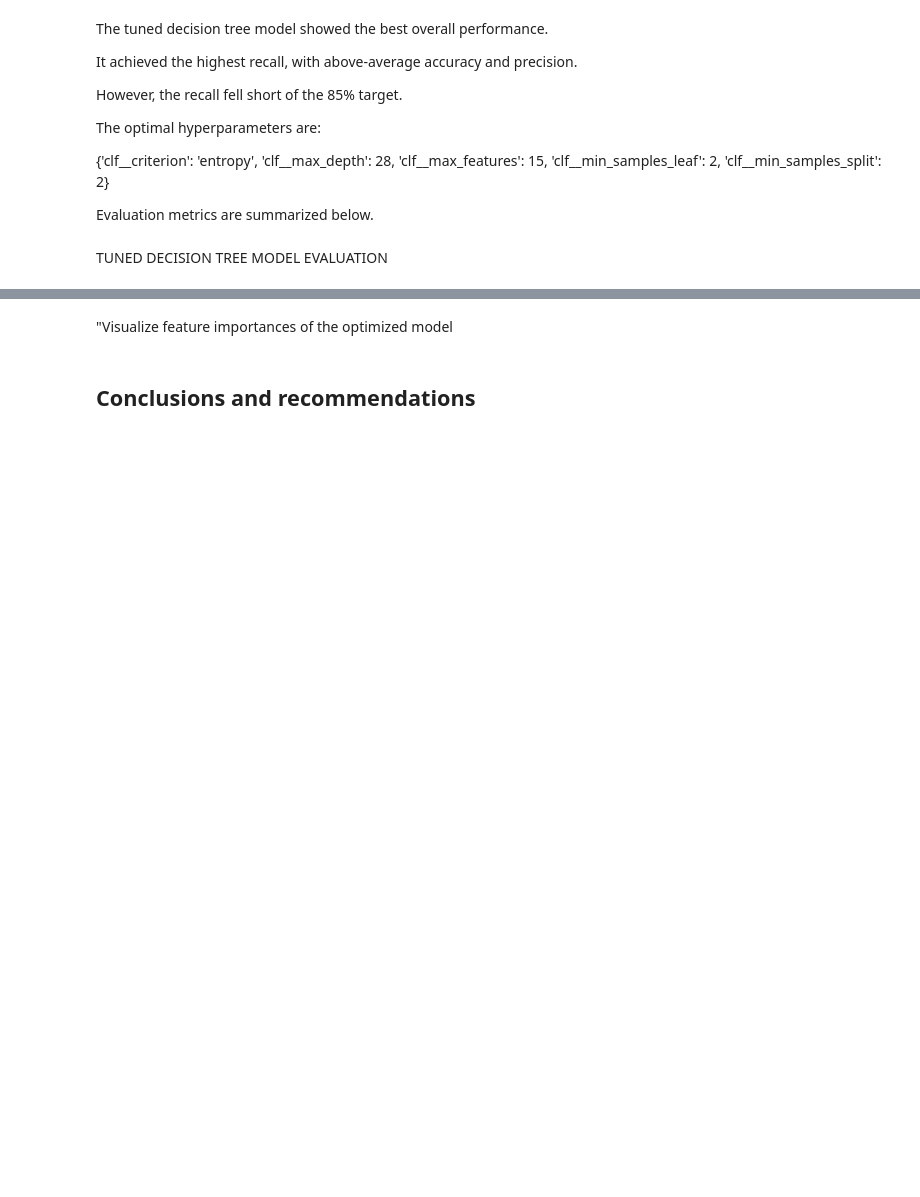
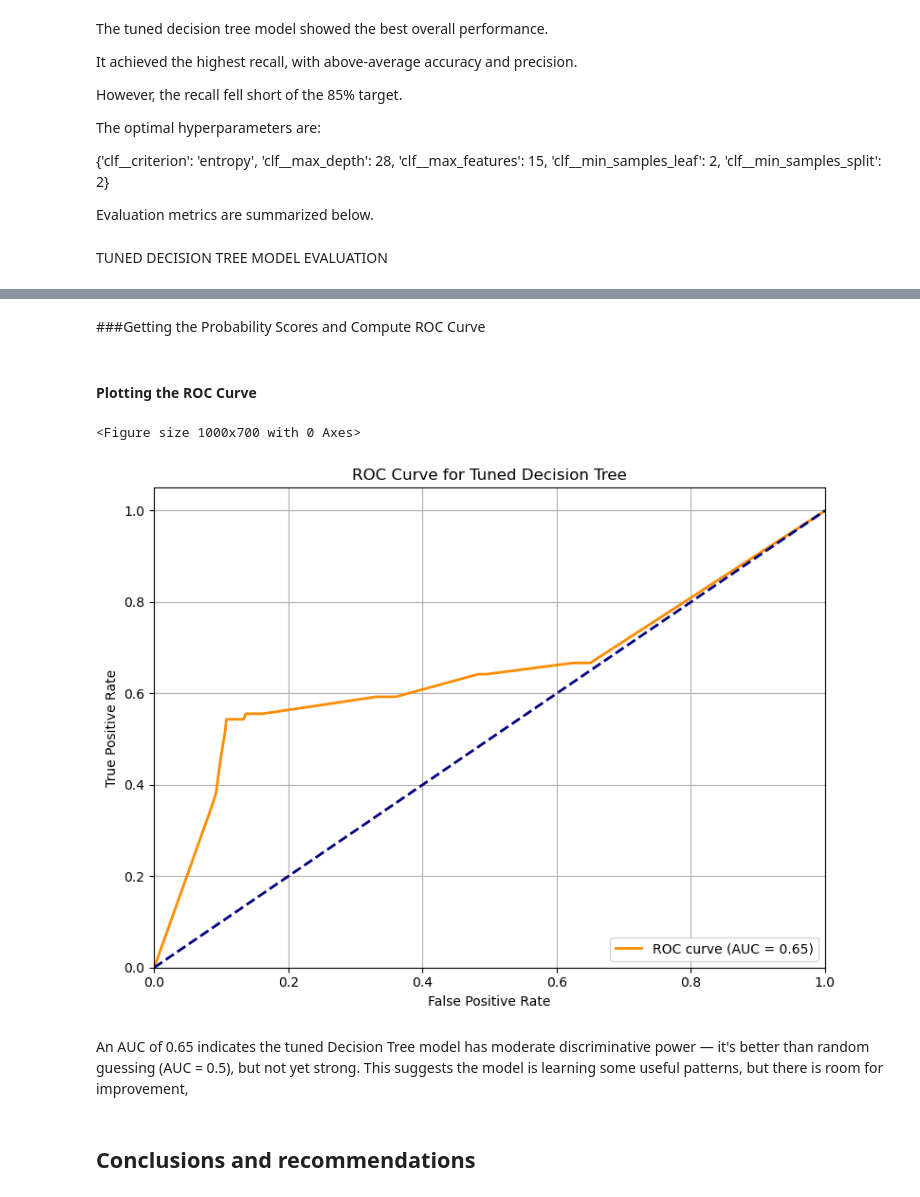
Before and after one commit to bengatmercy/mercychebet, a Jupyter notebook: Desktop/FINAL _PROJECT _PHASE/syria_customer_analysis.ipynb, the cells around one changed output, grey strips where cells are left out. Cells and saved outputs as stored; diff of their text form; code cells hidden in the pictures; blank space fills up the shorter version.

```diff
--- a/Desktop/FINAL _PROJECT _PHASE/syria_customer_analysis.ipynb
+++ b/Desktop/FINAL _PROJECT _PHASE/syria_customer_analysis.ipynb
@@ -511,12 +511,16 @@ X_train_resampled.head(2)
 By configuring key hyperparameters such as max_depth, min_samples_leaf, and min_samples_split, the decision tree’s growth can be stopped early, improving generalization and preventing overfitting.
 # %%
 # hyperparameter tuning using GridSearchCV
-decision_tree_paramaters= {'clf__criterion': ['gini', 'entropy'],
-             'clf__max_depth': range(14, 32, 2),
-             'clf__min_samples_split' : range(2, 10, 2),
-             'clf__min_samples_leaf': [2, 3, 5, 7, 10],
-             'clf__max_features': [11, 13, 15]
+decision_tree_paramaters={
+    'clf__criterion': ['gini'],
+    'clf__max_depth': [6, 8],
+    'clf__min_samples_split': [2, 4],
+    'clf__min_samples_leaf': [1, 3],
+    'clf__max_features': [10, 13]
+
 }
 
-decision_tree_gridsearch = GridSearchCV(decision_tree_pipeline,decision_tree_paramaters, cv=4, scoring='recall')
+
+
+decision_tree_gridsearch = GridSearchCV(decision_tree_pipeline,decision_tree_paramaters, cv=4, scoring='recall',n_jobs=-1 )
 decision_tree_gridsearch.fit(X_train_resampled, y_train_resampled)
@@ -555,2 +600,0 @@ accuracy = accuracy_score(y_test, gridsearch_dt.predict(X_test))
-# %% [markdown]
-"Visualize feature importances of the optimized model
@@ -561,3 +601,33 @@ plot_feature_importances(decision_tree_gridsearch.best_estimator_, (10,7))
+# %% [markdown]
+###Getting the Probability Scores and Compute ROC Curve
+# %%
+# Get probabilities of the positive class
+y_probs = decision_tree_gridsearch.predict_proba(X_test)[:, 1]
+
+# Compute ROC curve and AUC
+fpr, tpr, thresholds = roc_curve(y_test, y_probs)
+roc_auc = auc(fpr, tpr)
+# %% [markdown]
+#### Plotting the ROC Curve
+# %%
+plt.figure(figsize=(8, 6))
+plt.plot(fpr, tpr, color='darkorange', lw=2, label=f'ROC curve (AUC = {roc_auc:.2f})')
+plt.plot([0, 1], [0, 1], color='navy', lw=2, linestyle='--')  # Diagonal line
+plt.xlim([0.0, 1.0])
+plt.ylim([0.0, 1.05])
+plt.xlabel('False Positive Rate')
+plt.ylabel('True Positive Rate')
+plt.title('ROC Curve for Tuned Decision Tree')
+plt.legend(loc='lower right')
+plt.grid()
+plt.tight_layout()
+plt.show()
+# %% [output]
+<Figure size 1000x700 with 0 Axes>
+[figure, added]
+# %% [markdown]
+An AUC of 0.65 indicates the tuned Decision Tree model has moderate discriminative power — it's better than random guessing (AUC = 0.5), but not yet strong.
+This suggests the model is learning some useful patterns, but there is room for improvement,
 # %% [markdown]
 ## Conclusions and recommendations
 # %% [markdown]
```
Also changed, not shown: parts of 9 cells of this notebook.
